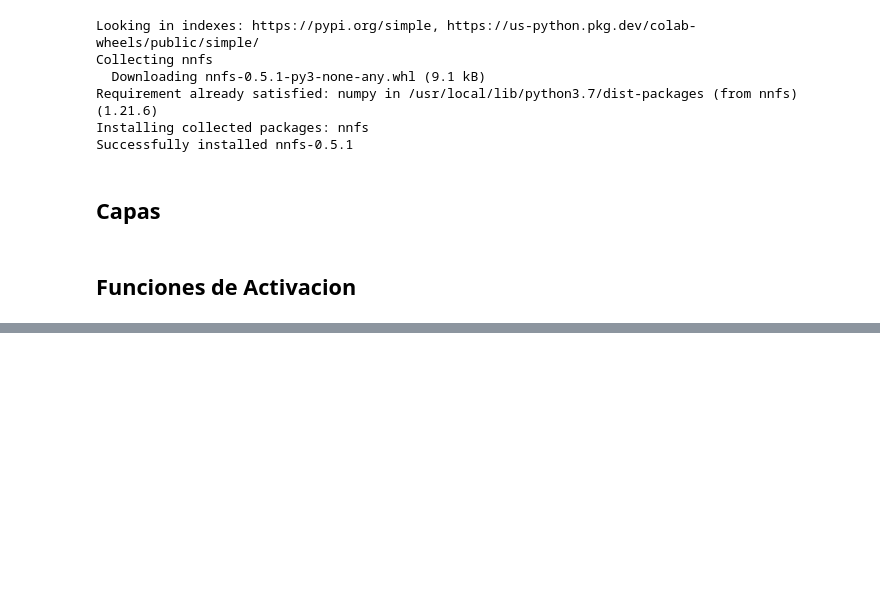
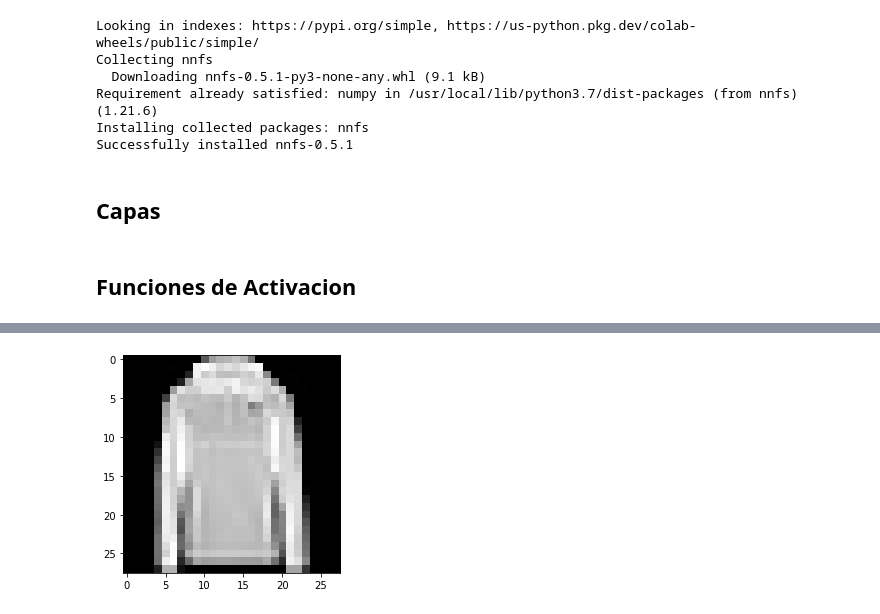
Before and after one commit to DavidJimenez10/Red-Neuronal-desde-0, a Jupyter notebook: RedNeuronalDesdeCero.ipynb, the cells around one changed output, grey strips where cells are left out. Cells and saved outputs as stored; diff of their text form; code cells hidden in the pictures; blank space fills up the shorter version.

```diff
--- a/RedNeuronalDesdeCero.ipynb
+++ b/RedNeuronalDesdeCero.ipynb
@@ -378,0 +740,4 @@ epoch: 1100, acc: 0.780, loss: -0.602, learning rate 0.036960632988575076
+# %%
+image_data = cv2.imread('fashion_mnist_images/train/4/0002.png',cv2.IMREAD_UNCHANGED)
+np.set_printoptions(linewidth=200)
+print(image_data)
@@ -378,0 +762,5 @@ epoch: 1100, acc: 0.780, loss: -0.602, learning rate 0.036960632988575076
+# %%
+plt.imshow(image_data,cmap='gray')
+plt.show()
+# %% [output]
+[figure, added]
```
Also changed, not shown: parts of 25 cells of this notebook.
